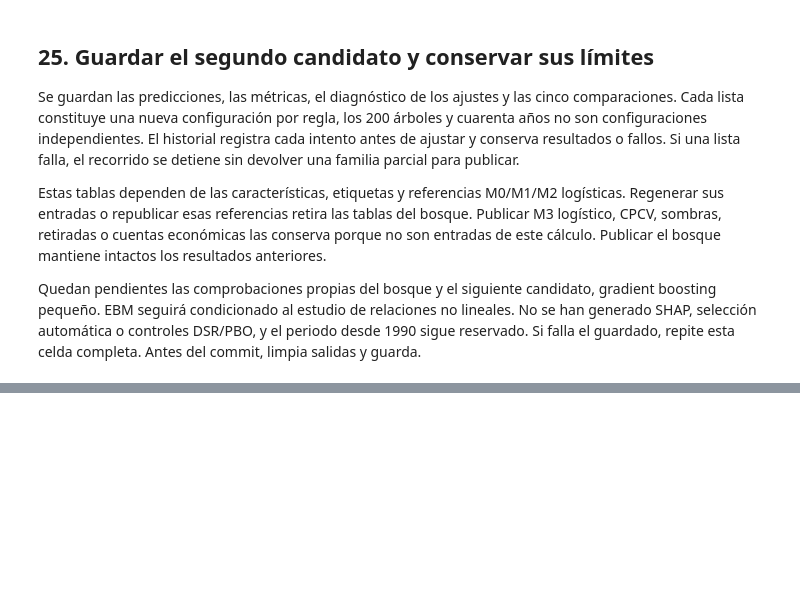
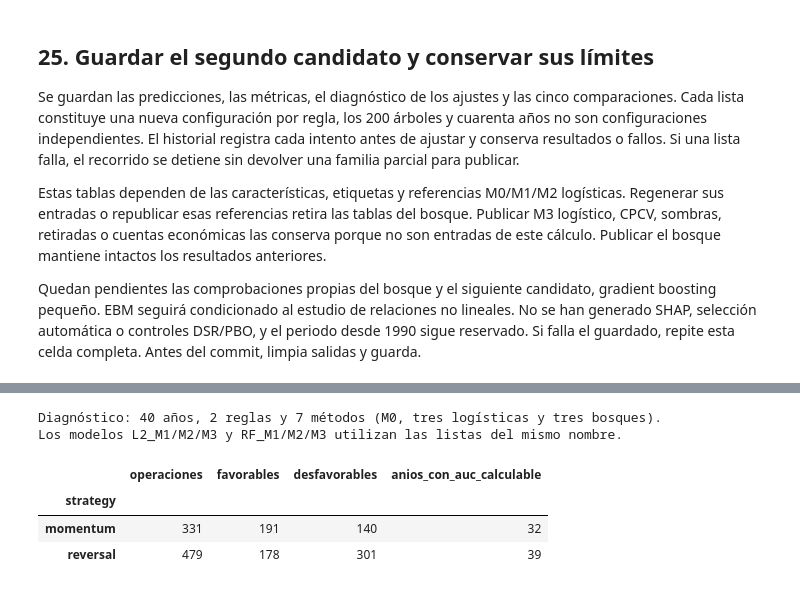
Before and after one commit to Zeppelin17/UOCDataScienceTFM, a Jupyter notebook: notebooks/14_referencia_walk_forward.ipynb, the cells around one changed output, grey strips where cells are left out. Saved outputs shown, nothing was run; the diff lists cells and outputs as text; code cells hidden in the pictures; blank space fills up the shorter version.

```diff
--- a/notebooks/14_referencia_walk_forward.ipynb
+++ b/notebooks/14_referencia_walk_forward.ipynb
@@ -626,0 +1069,31 @@ print('Alcance:', informe_bosque['skill_gate_status'])
+# %%
+import numpy as np
+import pandas as pd
+import matplotlib.pyplot as plt
+from matplotlib.colors import TwoSlopeNorm
+from IPython.display import display
+
+from tfm.data import project_root
+from tfm.annual_diagnostics import MODELS, load_annual_diagnostics
+
+ROOT = project_root()
+diagnostico_anual = load_annual_diagnostics(ROOT)
+metricas_anuales = diagnostico_anual['annual']
+operaciones_anuales = diagnostico_anual['operations']
+contexto_anual = diagnostico_anual['market']
+ANIOS = list(range(1950, 1990))
+NOMBRES_REGLAS = {'momentum': 'Momentum', 'reversal': 'Reversión'}
+
+print('Diagnóstico: 40 años, 2 reglas y 7 métodos (M0, tres logísticas y tres bosques).')
+print('Los modelos L2_M1/M2/M3 y RF_M1/M2/M3 utilizan las listas del mismo nombre.')
+display(operaciones_anuales.groupby('strategy').agg(
+    operaciones=('examples', 'sum'), favorables=('positive', 'sum'),
+    desfavorables=('negative', 'sum'),
+    anios_con_auc_calculable=('auc_status', lambda s: s.eq('available').sum())))
+# %% [output]
+Diagnóstico: 40 años, 2 reglas y 7 métodos (M0, tres logísticas y tres bosques).
+Los modelos L2_M1/M2/M3 y RF_M1/M2/M3 utilizan las listas del mismo nombre.
+|  | operaciones | favorables | desfavorables | anios_con_auc_calculable |
+| strategy |  |  |  |  |
+| momentum | 331 | 191 | 140 | 32 |
+| reversal | 479 | 178 | 301 | 39 |
```
Also changed, not shown: parts of 32 cells of this notebook, 10 other files.
